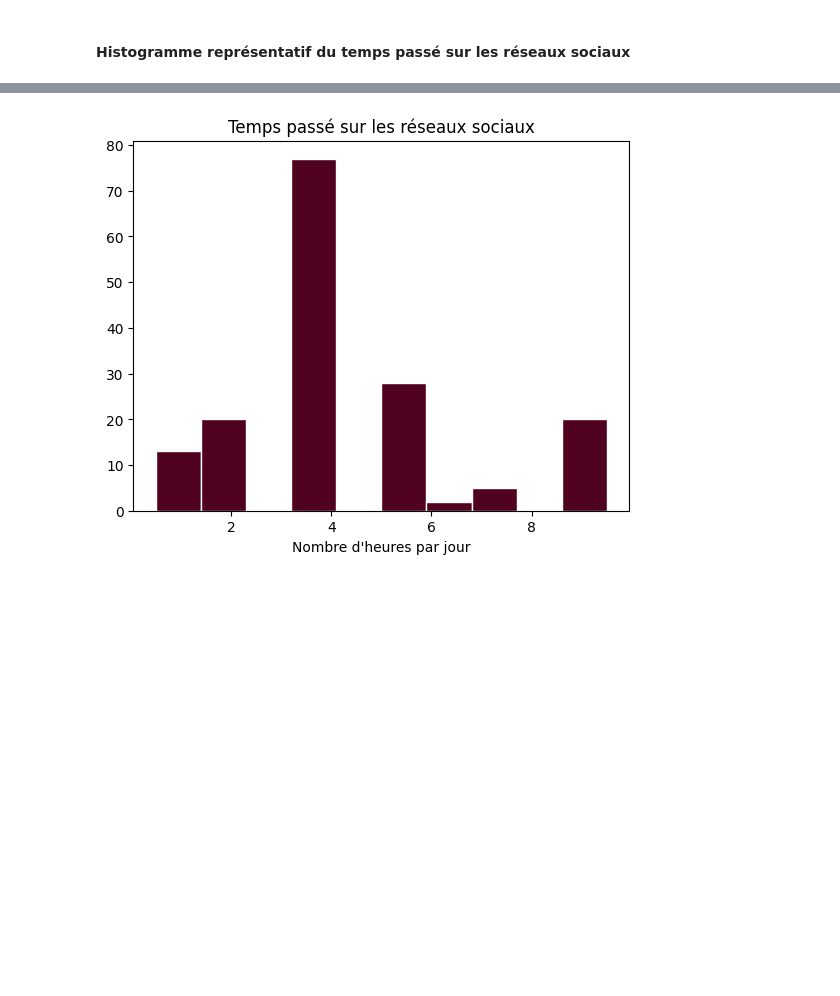
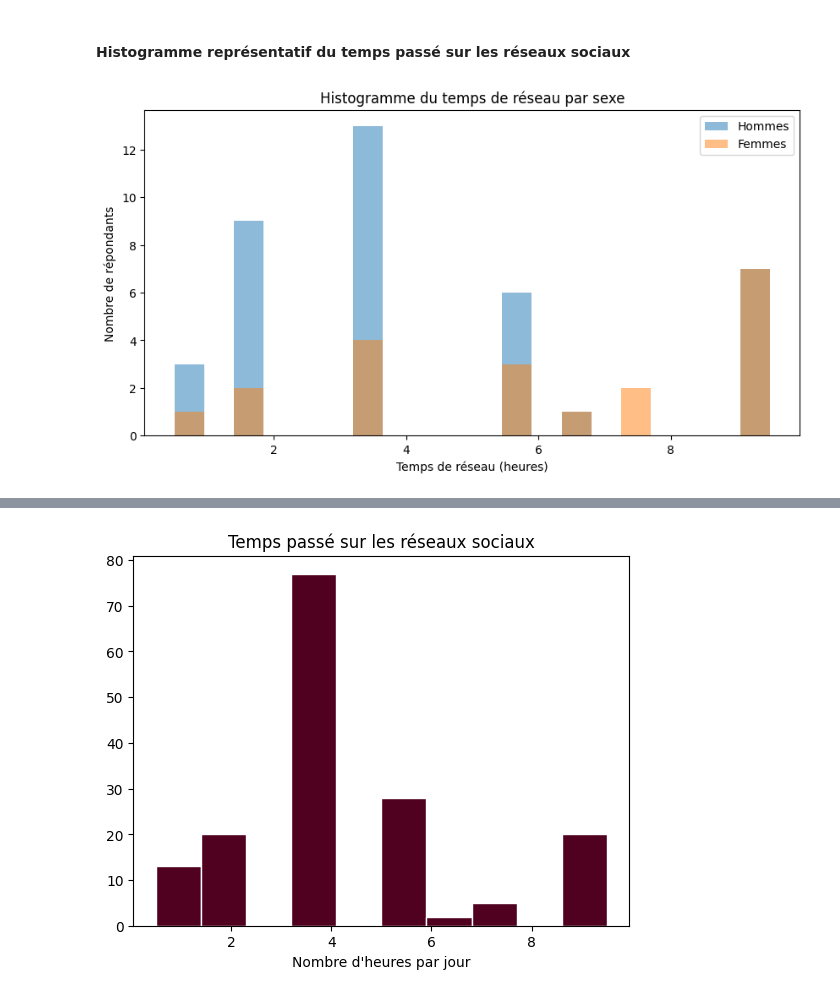
Before and after one commit to EdPatrice/Analyse-de-donnees_Consommation-numerique, a Jupyter notebook: Analyse Comportementale (Matplotlib) copy.ipynb, the cells around one changed output, grey strips where cells are left out. Cells and saved outputs as stored; diff of their text form; code cells hidden in the pictures; blank space fills up the shorter version.

```diff
--- a/Analyse Comportementale (Matplotlib) copy.ipynb
+++ b/Analyse Comportementale (Matplotlib) copy.ipynb
@@ -27,0 +17,3 @@ dtype: object
+# %%
+og_df = df.copy()
+df.dtypes
@@ -65,7 +66,12 @@ df["Temps_Streaming"] = df["Temps_Streaming"].apply(temps_moyen)
 df["Temps_Jeux"] = df["Temps_Jeux"].apply(temps_moyen)
 
 df["Age"] = df['Age'].str.replace(' ans', '')
-df.head(2)
+
+og_df["Temps_Reseau"] = og_df["Temps_Reseau"].apply(temps_moyen)
+og_df["Temps_Streaming"] = og_df["Temps_Streaming"].apply(temps_moyen)
+og_df["Temps_Jeux"] = og_df["Temps_Jeux"].apply(temps_moyen)
+
+og_df["Age"] = og_df['Age'].str.replace(' ans', '')
 
 # mask = df["Sexe"] == 'Masculin'
 # df["Sexe"].loc[mask] = 'M'
@@ -151,3 +157,19 @@ Nbr Femmes:  34
 np.int64(97)
 # %% [markdown]
 #### Histogramme représentatif du temps passé sur les réseaux sociaux
+# %%
+df_hommes = og_df[og_df["Sexe"] == 'Masculin']
+df_femmes = og_df[og_df["Sexe"] == 'Feminin']
+df_hommes = df_hommes.drop(columns={"Sexe"})
+df_femmes = df_femmes.drop(columns={"Sexe"})
+# histogramme du temps de reseau par sexe
+fig, ax = plt.subplots(figsize=(10, 5))
+ax.hist(df_hommes["Temps_Reseau"], bins=20, alpha=0.5, label='Hommes')
+ax.hist(df_femmes["Temps_Reseau"], bins=20, alpha=0.5, label='Femmes')
+ax.set_xlabel('Temps de réseau (heures)')
+ax.set_ylabel('Nombre de répondants')
+ax.set_title('Histogramme du temps de réseau par sexe')
+ax.legend()
+plt.show()
+# %% [output]
+[figure, added]
```
Also changed, not shown: parts of 6 cells of this notebook, 2 other files.
